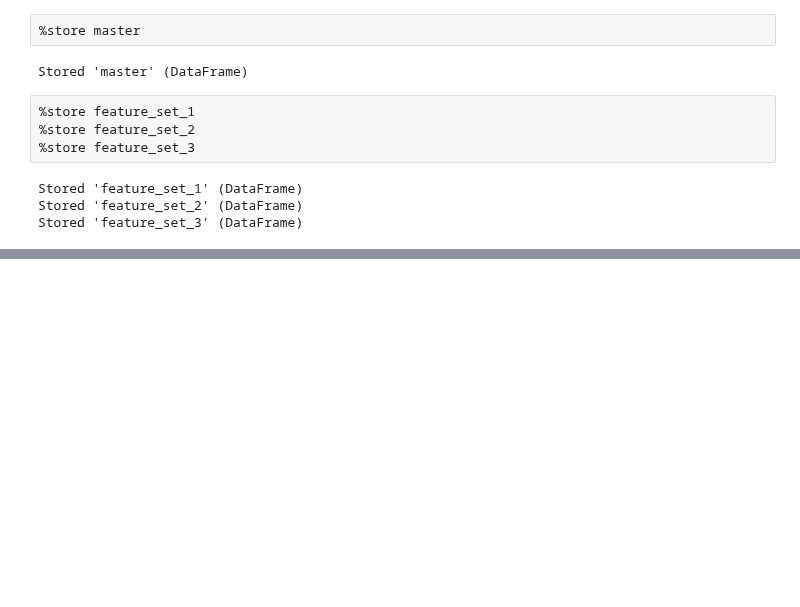
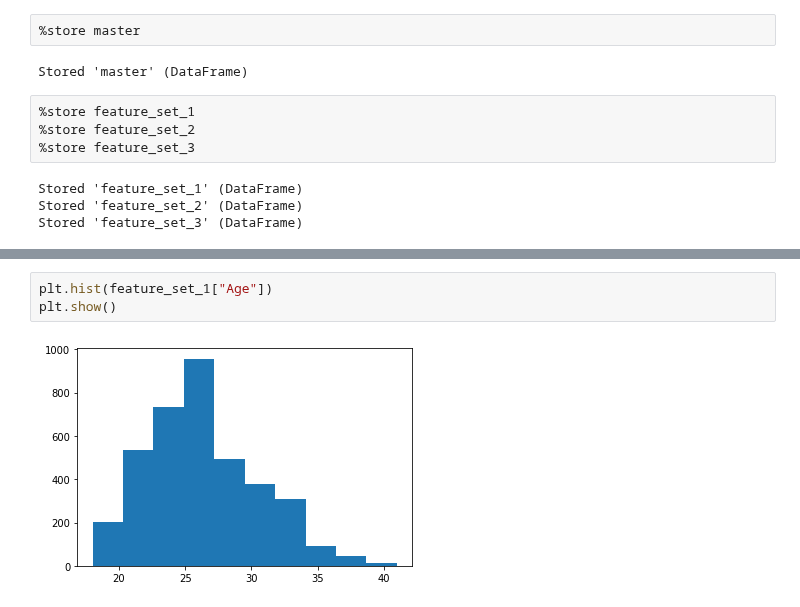
Before and after one commit to victoria-yining-huang/NBA-MIP, a Jupyter notebook: features.ipynb, the cells around one changed output, grey strips where cells are left out. Drawn from its saved outputs; the diff is of its cells as text; blank space fills up the shorter version.

```diff
--- a/features.ipynb
+++ b/features.ipynb
@@ -186,0 +189,5 @@ Stored 'feature_set_3' (DataFrame)
+# %%
+plt.hist(feature_set_1["Age"])
+plt.show()
+# %% [output]
+[figure, added]
```
Also changed, not shown: parts of 10 cells of this notebook, 3 other files.
